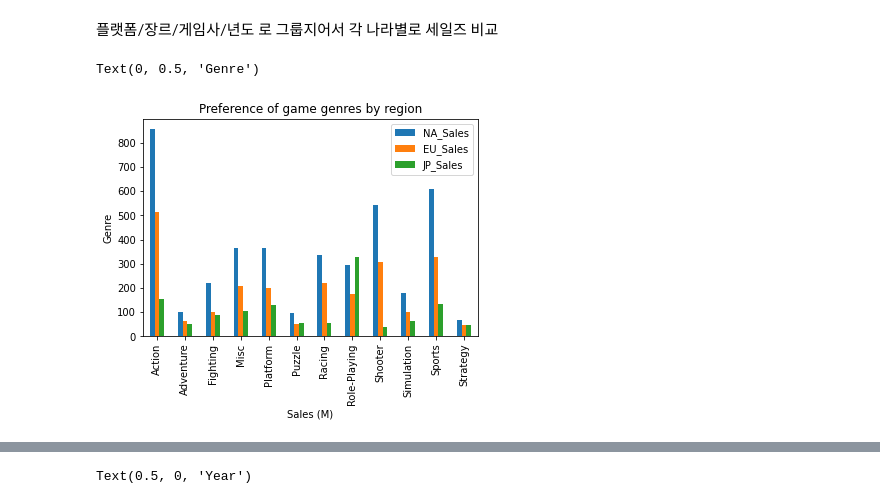
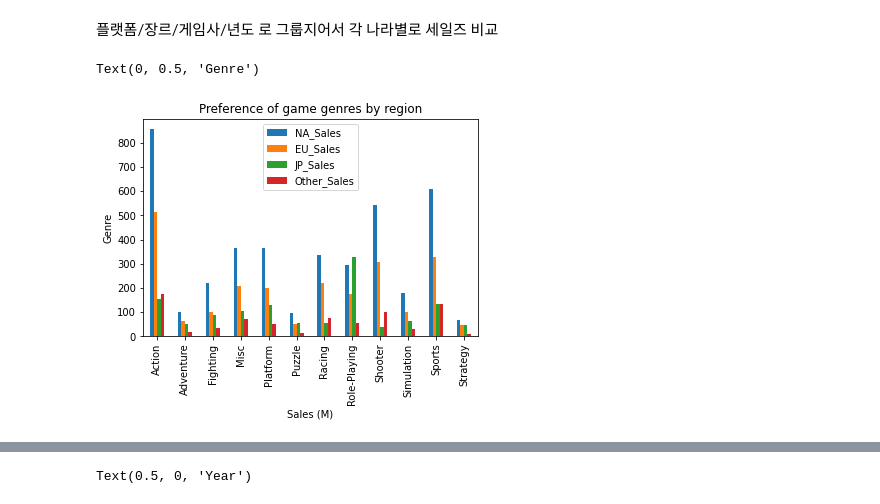
Before and after one commit to threegenie/vgames_project, a Jupyter notebook: game_data.ipynb, the cells around one changed output, grey strips where cells are left out. Cells and saved outputs as stored; diff of their text form; code cells hidden in the pictures.

```diff
--- a/game_data.ipynb
+++ b/game_data.ipynb
@@ -194,15 +194,14 @@ dtype: object
 플랫폼/장르/게임사/년도 로 그룹지어서 각 나라별로 세일즈 비교
 # %%
 #지역에 따른 게임 장르 선호도 - 매출액 비교
-gr = df[['Genre','NA_Sales','EU_Sales','JP_Sales']]
+gr = df[['Genre','NA_Sales','EU_Sales','JP_Sales','Other_Sales']]
 gr = gr.groupby('Genre').sum()/1000000 #단위 M
-
 #label = ['Action','Adventure','Fighting','Misc','Platform','Puzzle','Racing','Role-Playing','Shooter','Simulation','Sports','Strategy']
 
 gr.plot(kind='bar')
 plt.title('Preference of game genres by region')
 plt.xlabel('Sales (M)')
 plt.ylabel('Genre')
 # %% [output]
 Text(0, 0.5, 'Genre')
-[figure, old version]
+[figure, new version]
```
Also changed, not shown: parts of 17 cells of this notebook.
